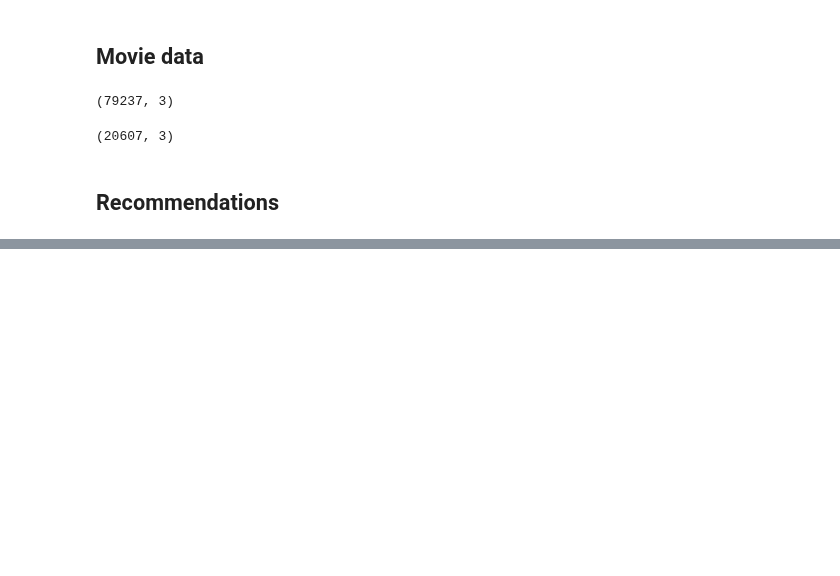
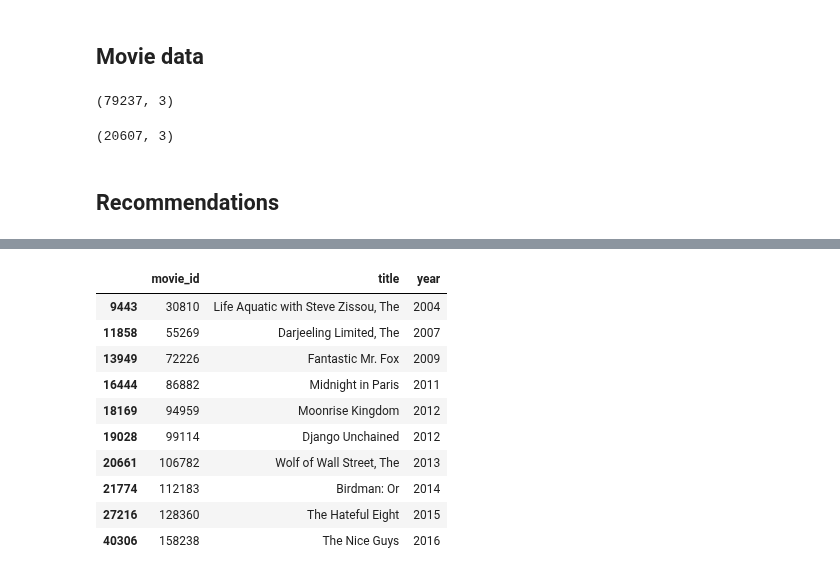
Before and after one commit to AlbotGoodman/machine-learning, a Jupyter notebook: lab2/collaborative_filtering.ipynb, the cells around one changed output, grey strips where cells are left out. Cells and saved outputs as stored; diff of their text form; code cells hidden in the pictures; blank space fills up the shorter version.

```diff
--- a/lab2/collaborative_filtering.ipynb
+++ b/lab2/collaborative_filtering.ipynb
@@ -335,0 +358,15 @@ temp
+# %%
+budapest_hotel_400 = get_recommendations(109374)
+budapest_hotel_400
+# %% [output]
+|  | movie_id | title | year |
+| 9443 | 30810 | Life Aquatic with Steve Zissou, The | 2004 |
+| 11858 | 55269 | Darjeeling Limited, The | 2007 |
+| 13949 | 72226 | Fantastic Mr. Fox | 2009 |
+| 16444 | 86882 | Midnight in Paris | 2011 |
+| 18169 | 94959 | Moonrise Kingdom | 2012 |
+| 19028 | 99114 | Django Unchained | 2012 |
+| 20661 | 106782 | Wolf of Wall Street, The | 2013 |
+| 21774 | 112183 | Birdman: Or | 2014 |
+| 27216 | 128360 | The Hateful Eight | 2015 |
+| 40306 | 158238 | The Nice Guys | 2016 |
```
Also changed, not shown: parts of 21 cells of this notebook, 1 other file.
